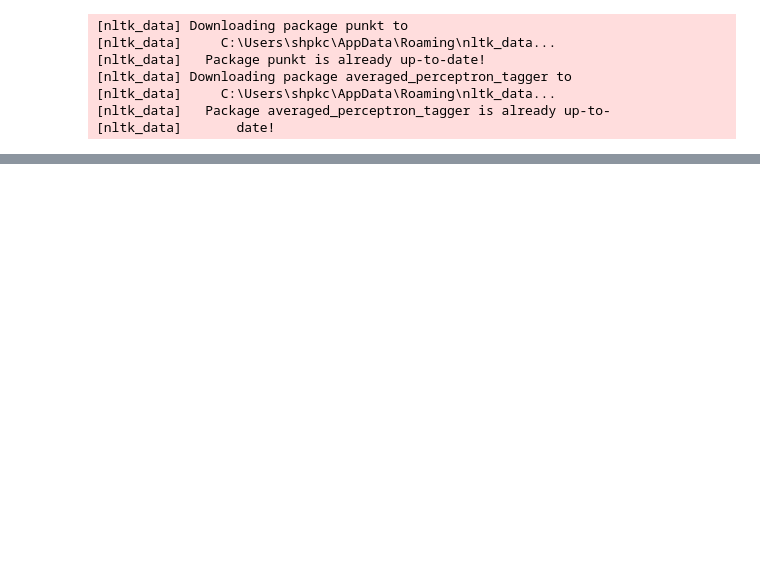
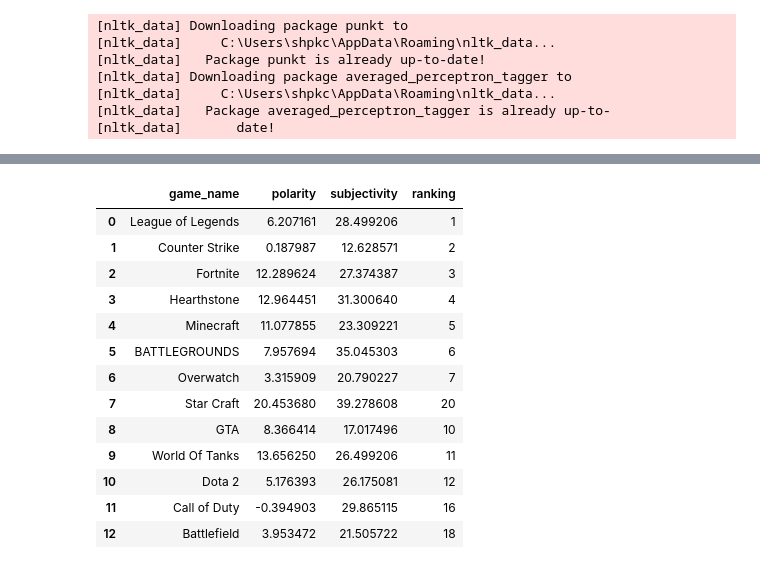
Before and after one commit to apostkor/TwitterKeywordAnalyzer, a Jupyter notebook: TwitterKeywordAnalyzer_SiHyung.ipynb, the cells around one changed output, grey strips where cells are left out. Cells and saved outputs as stored; diff of their text form; code cells hidden in the pictures; blank space fills up the shorter version.

```diff
--- a/TwitterKeywordAnalyzer_SiHyung.ipynb
+++ b/TwitterKeywordAnalyzer_SiHyung.ipynb
@@ -98,0 +178,19 @@ df.mean().plot(kind='bar')
+# %%
+#완성된 DataFrame을 확인해 봅니다
+
+df
+# %% [output]
+|  | game_name | polarity | subjectivity | ranking |
+| 0 | League of Legends | 6.207161 | 28.499206 | 1 |
+| 1 | Counter Strike | 0.187987 | 12.628571 | 2 |
+| 2 | Fortnite | 12.289624 | 27.374387 | 3 |
+| 3 | Hearthstone | 12.964451 | 31.300640 | 4 |
+| 4 | Minecraft | 11.077855 | 23.309221 | 5 |
+| 5 | BATTLEGROUNDS | 7.957694 | 35.045303 | 6 |
+| 6 | Overwatch | 3.315909 | 20.790227 | 7 |
+| 7 | Star Craft | 20.453680 | 39.278608 | 20 |
+| 8 | GTA | 8.366414 | 17.017496 | 10 |
+| 9 | World Of Tanks | 13.656250 | 26.499206 | 11 |
+| 10 | Dota 2 | 5.176393 | 26.175081 | 12 |
+| 11 | Call of Duty | -0.394903 | 29.865115 | 16 |
+| 12 | Battlefield | 3.953472 | 21.505722 | 18 |
```
Also changed, not shown: parts of 12 cells of this notebook.
